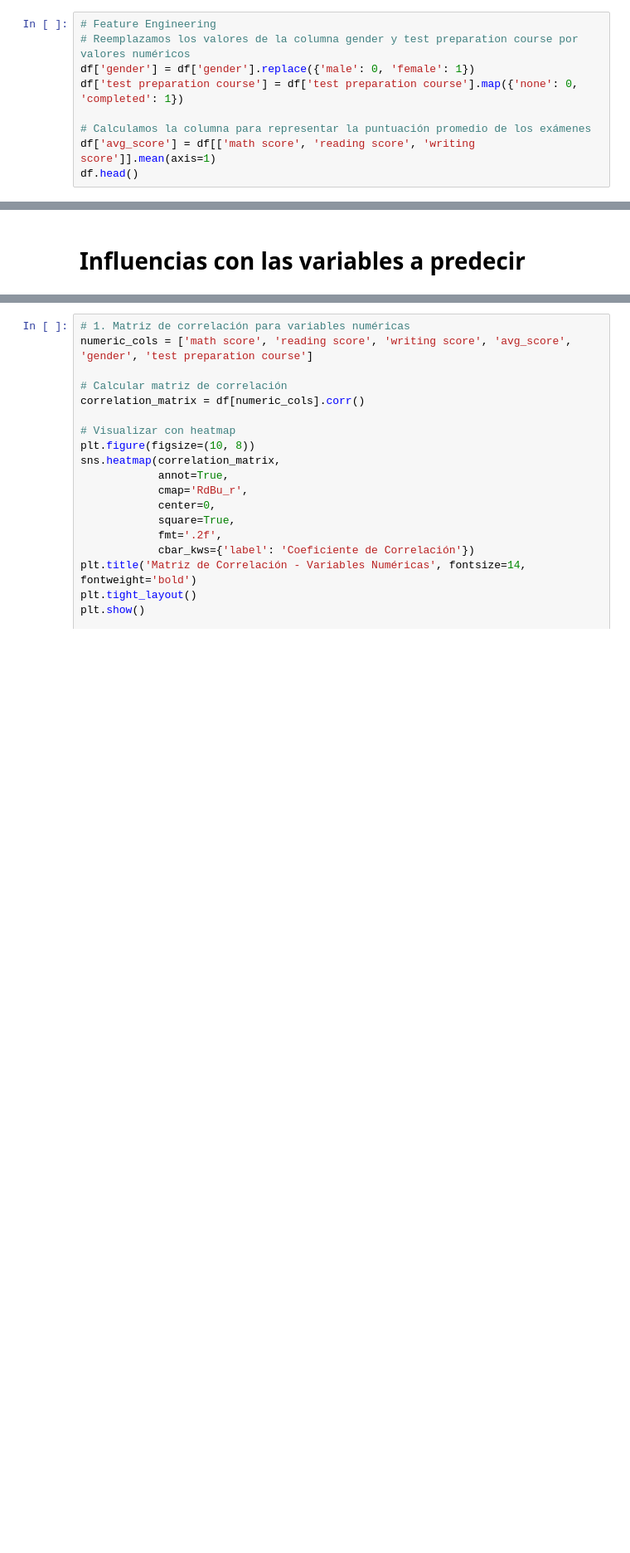
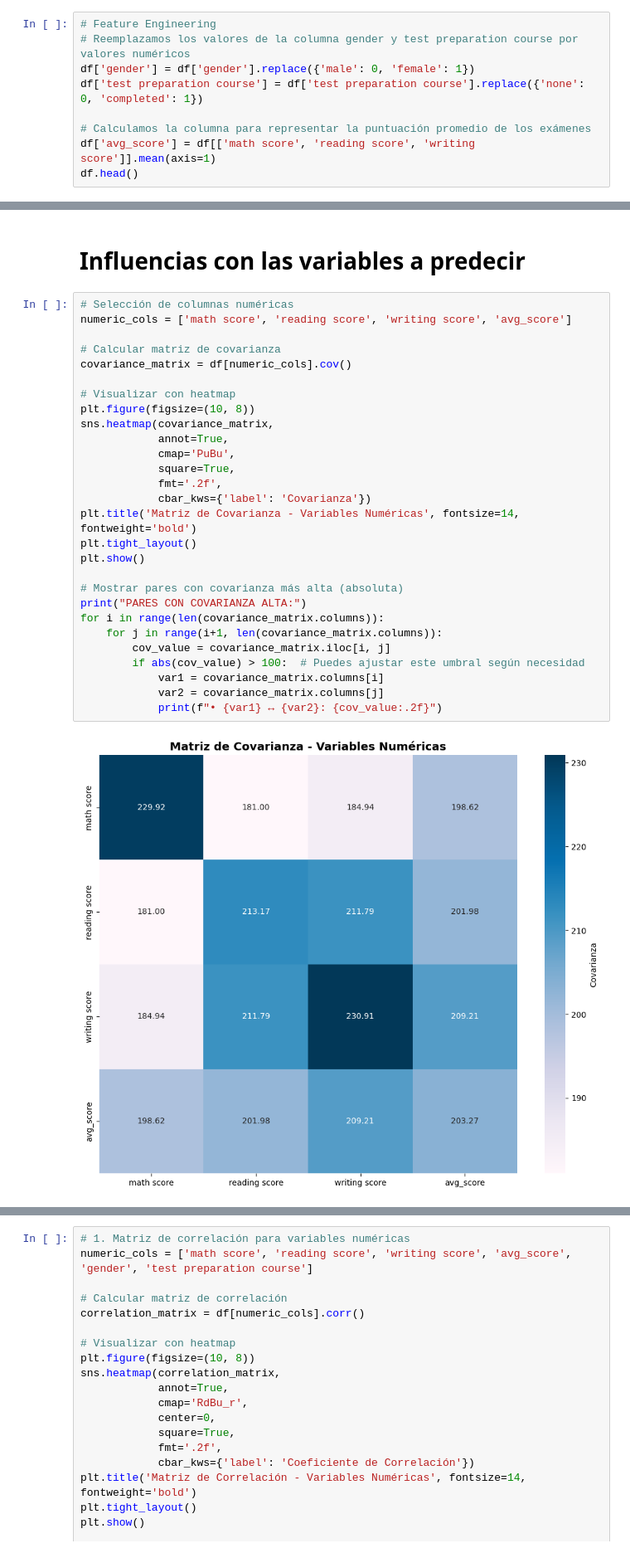
Before and after one commit to Brayan8Ch/-proyectodg, a Jupyter notebook: challenge_dg_v1.ipynb, the cells around one changed output, grey strips where cells are left out. Shown: that part at 83% size. Saved outputs shown, nothing was run; the diff lists cells and outputs as text; blank space fills up the shorter version.

```diff
--- a/challenge_dg_v1.ipynb
+++ b/challenge_dg_v1.ipynb
@@ -245,7 +246,7 @@ for score in scores:
 # Feature Engineering
 # Reemplazamos los valores de la columna gender y test preparation course por valores numéricos
 df['gender'] = df['gender'].replace({'male': 0, 'female': 1})
-df['test preparation course'] = df['test preparation course'].map({'none': 0, 'completed': 1})
+df['test preparation course'] = df['test preparation course'].replace({'none': 0, 'completed': 1})
 
 # Calculamos la columna para representar la puntuación promedio de los exámenes
 df['avg_score'] = df[['math score', 'reading score', 'writing score']].mean(axis=1)
@@ -259,3 +260,33 @@ df.head()
 | 4 | 0 | group C | some college | standard | NaN | 76 | ... |
 # %% [markdown]
 # Influencias con las variables a predecir
+# %%
+# Selección de columnas numéricas
+numeric_cols = ['math score', 'reading score', 'writing score', 'avg_score']
+
+# Calcular matriz de covarianza
+covariance_matrix = df[numeric_cols].cov()
+
+# Visualizar con heatmap
+plt.figure(figsize=(10, 8))
+sns.heatmap(covariance_matrix,
+            annot=True,
+            cmap='PuBu',
+            square=True,
+            fmt='.2f',
+            cbar_kws={'label': 'Covarianza'})
+plt.title('Matriz de Covarianza - Variables Numéricas', fontsize=14, fontweight='bold')
+plt.tight_layout()
+plt.show()
+
+# Mostrar pares con covarianza más alta (absoluta)
+print("PARES CON COVARIANZA ALTA:")
+for i in range(len(covariance_matrix.columns)):
+    for j in range(i+1, len(covariance_matrix.columns)):
+        cov_value = covariance_matrix.iloc[i, j]
+        if abs(cov_value) > 100:  # Puedes ajustar este umbral según necesidad
+            var1 = covariance_matrix.columns[i]
+            var2 = covariance_matrix.columns[j]
+            print(f"• {var1} ↔ {var2}: {cov_value:.2f}")
+# %% [output]
+[figure, added]
```
Also changed, not shown: parts of 3 cells of this notebook.
